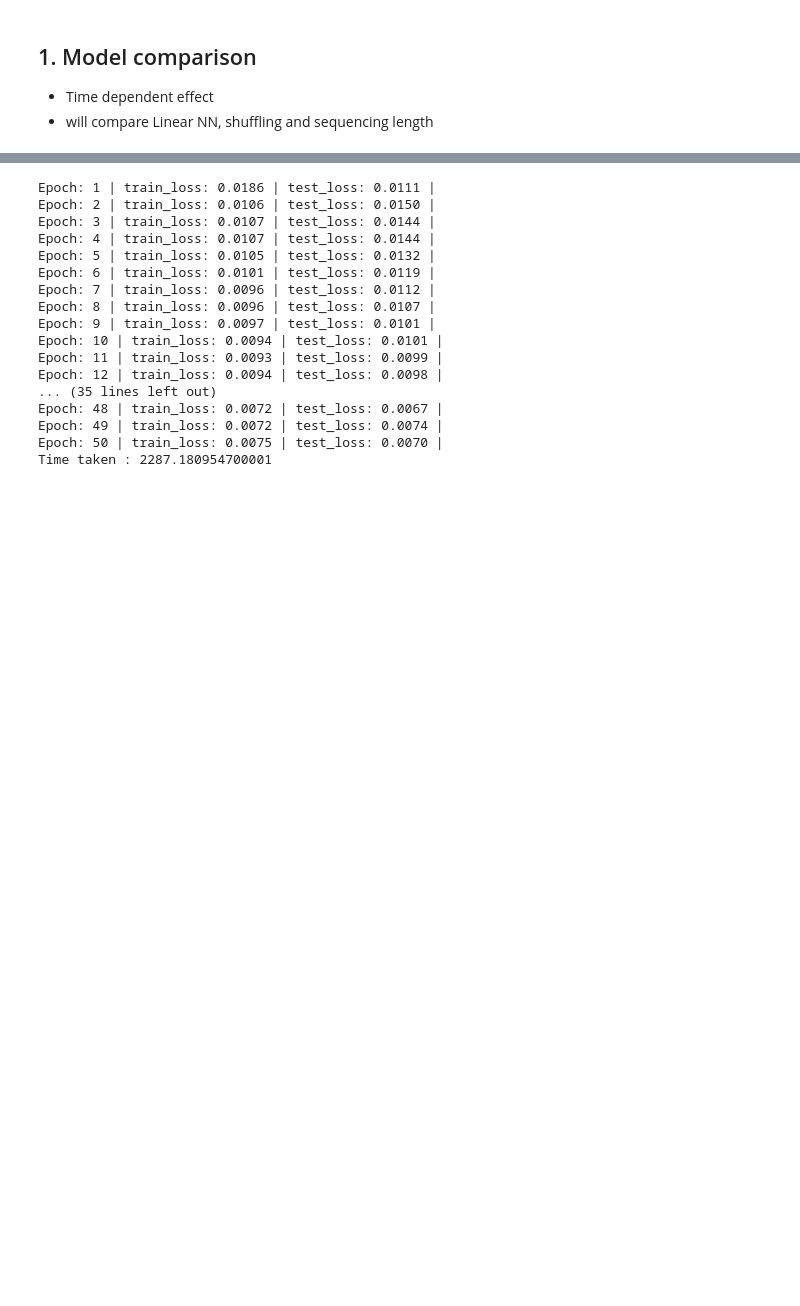
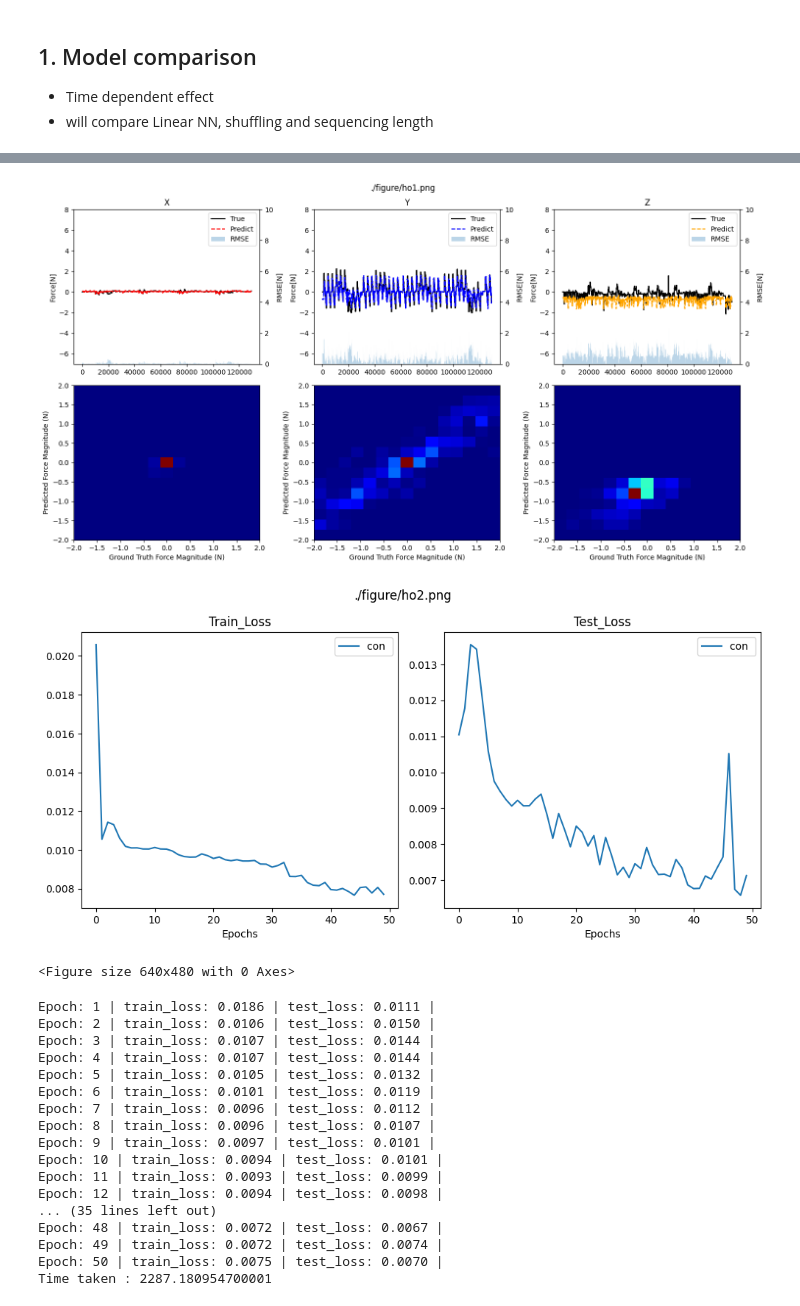
Before and after one commit to hunissweet/External_force, a Jupyter notebook: Nov_20_Model_compariso.ipynb, the cells around one changed output, grey strips where cells are left out. Saved outputs shown, nothing was run; the diff lists cells and outputs as text; code cells hidden in the pictures; blank space fills up the shorter version.

```diff
--- a/Nov_20_Model_compariso.ipynb
+++ b/Nov_20_Model_compariso.ipynb
@@ -879,2 +1036,9 @@ round(len(X1)*0.3)
+# %%
+plot_prediction(Pred_Values,True_Values,2,save_flag=True,save_name='./figure/ho1.png' )
+plot_loss_curves(results,single_flag=True,save_flag=True, save_name='./figure/ho2.png')
+# %% [output]
+[figure, added]
+[figure, added]
+<Figure size 640x480 with 0 Axes>
 # %%
 name="model_13"
```
Also changed, not shown: parts of 25 cells of this notebook, 18 other files.
